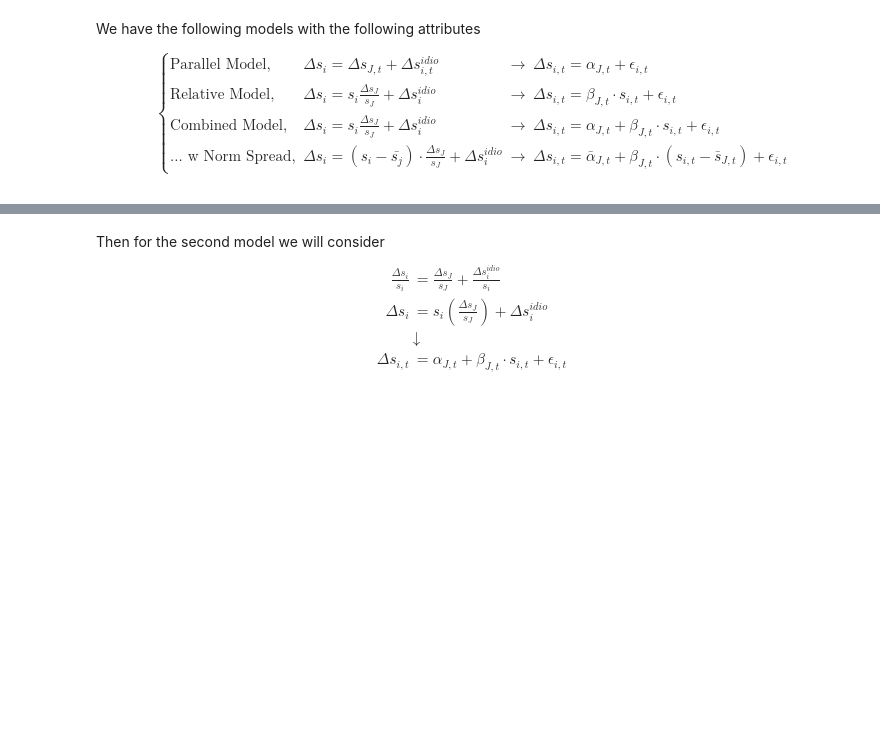
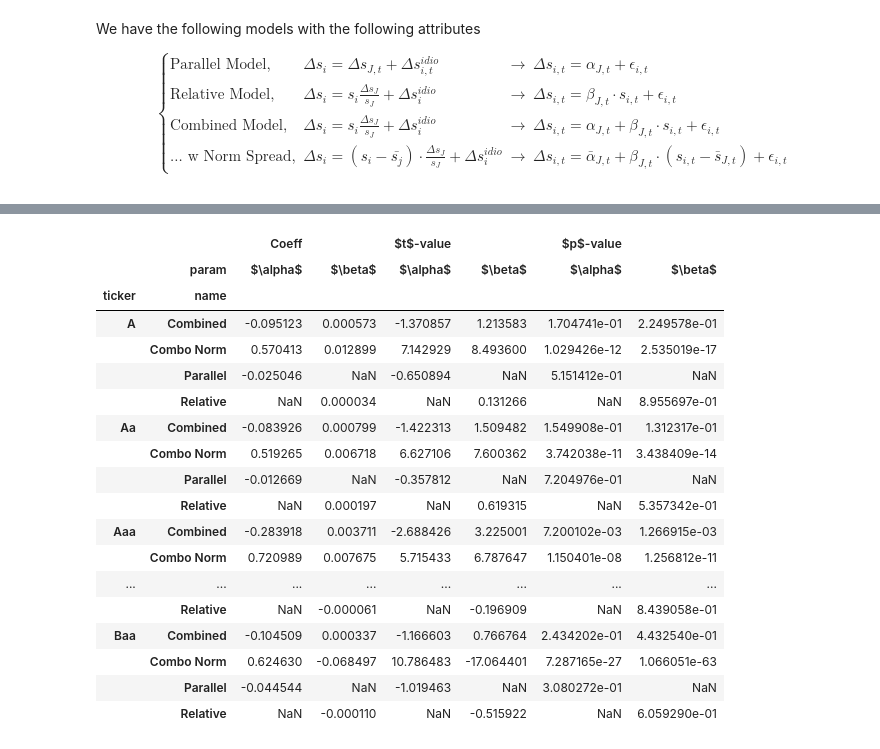
Before and after one commit to diegodalvarez/CreditSpread, a Jupyter notebook: notebooks/1DurationTimeSpread.ipynb, the cells around one changed output, grey strips where cells are left out. Saved outputs shown, nothing was run; the diff lists cells and outputs as text; code cells hidden in the pictures; blank space fills up the shorter version.

```diff
--- a/notebooks/1DurationTimeSpread.ipynb
+++ b/notebooks/1DurationTimeSpread.ipynb
@@ -247,10 +271,13 @@ def _get_models(df_tmp: pd.DataFrame) -> dict:
             exog  = sm.add_constant(df_tmp[["oas"]]))
         .fit())
 
+    df_comb = (df_tmp
+        .assign(oas = lambda x: x.oas - x.oas_sys))
+
     comb_norm_model = (sm
         .OLS(
-            endog = df_tmp["oas_diff"],
-            exog  = sm.add_constant(df_tmp["oas"] - df_tmp["oas_sys"]))
+            endog = df_comb["oas_diff"],
+            exog  = sm.add_constant(df_comb["oas"]))
         .fit())
 
     model = {
@@ -347,8 +297,0 @@ df_model1_stats = (df_model1
-# %% [markdown]
-Then for the second model we will consider
-\begin{align}
-\frac{\Delta s_i}{s_i} &= \frac{\Delta s_J}{s_J} + \frac{\Delta s_i^{idio}}{s_i} \\
-\Delta s_i             &= s_i \left(\frac{\Delta s_J}{s_J} \right) + \Delta s_i^{idio} \\
-                       &\downarrow \\
-\Delta s_{i,t}         &= \alpha_{J,t} + \beta_{J,t} \cdot s_{i,t} + \epsilon_{i,t}
-\end{align}
@@ -357,3 +339,36 @@ Then for the second model we will consider
+# %%
+df_params = (pd
+    .concat(df_param_lists)
+    .rename(columns = {"index": "param"})
+    .assign(param = lambda x: x.param.astype(str)))
+# %%
+tmp_tickers = ['I08220US', 'I08219US', 'I08218US', 'I00185US', 'I09036US', 'LCB1TRUU']
+display(df_params
+    .loc[lambda x: x.ticker.isin(tmp_tickers)]
+    .melt(id_vars = ["param", "name", "ticker"])
+    .rename(columns = {"variable": ""})
+    .replace(renamer)
+    .pivot(index = ["ticker", "name"], columns = ["", "param"], values = "value"))
+# %% [output]
+|  |  | Coeff |  | $t$-value |  | $p$-value |  |
+|  | param | $\alpha$ | $\beta$ | $\alpha$ | $\beta$ | $\alpha$ | $\beta$ |
+| ticker | name |  |  |  |  |  |  |
+| A | Combined | -0.095123 | 0.000573 | -1.370857 | 1.213583 | 1.704741e-01 | 2.249578e-01 |
+|  | Combo Norm | 0.570413 | 0.012899 | 7.142929 | 8.493600 | 1.029426e-12 | 2.535019e-17 |
+|  | Parallel | -0.025046 | NaN | -0.650894 | NaN | 5.151412e-01 | NaN |
+|  | Relative | NaN | 0.000034 | NaN | 0.131266 | NaN | 8.955697e-01 |
+| Aa | Combined | -0.083926 | 0.000799 | -1.422313 | 1.509482 | 1.549908e-01 | 1.312317e-01 |
+|  | Combo Norm | 0.519265 | 0.006718 | 6.627106 | 7.600362 | 3.742038e-11 | 3.438409e-14 |
+|  | Parallel | -0.012669 | NaN | -0.357812 | NaN | 7.204976e-01 | NaN |
+|  | Relative | NaN | 0.000197 | NaN | 0.619315 | NaN | 5.357342e-01 |
+| Aaa | Combined | -0.283918 | 0.003711 | -2.688426 | 3.225001 | 7.200102e-03 | 1.266915e-03 |
+|  | Combo Norm | 0.720989 | 0.007675 | 5.715433 | 6.787647 | 1.150401e-08 | 1.256812e-11 |
+| ... | ... | ... | ... | ... | ... | ... | ... |
+|  | Relative | NaN | -0.000061 | NaN | -0.196909 | NaN | 8.439058e-01 |
+| Baa | Combined | -0.104509 | 0.000337 | -1.166603 | 0.766764 | 2.434202e-01 | 4.432540e-01 |
+|  | Combo Norm | 0.624630 | -0.068497 | 10.786483 | -17.064401 | 7.287165e-27 | 1.066051e-63 |
+|  | Parallel | -0.044544 | NaN | -1.019463 | NaN | 3.080272e-01 | NaN |
+|  | Relative | NaN | -0.000110 | NaN | -0.515922 | NaN | 6.059290e-01 |
 # %%
 df_monthly = (df_oas
     .groupby("security")
```
Also changed, not shown: parts of 14 cells of this notebook.
